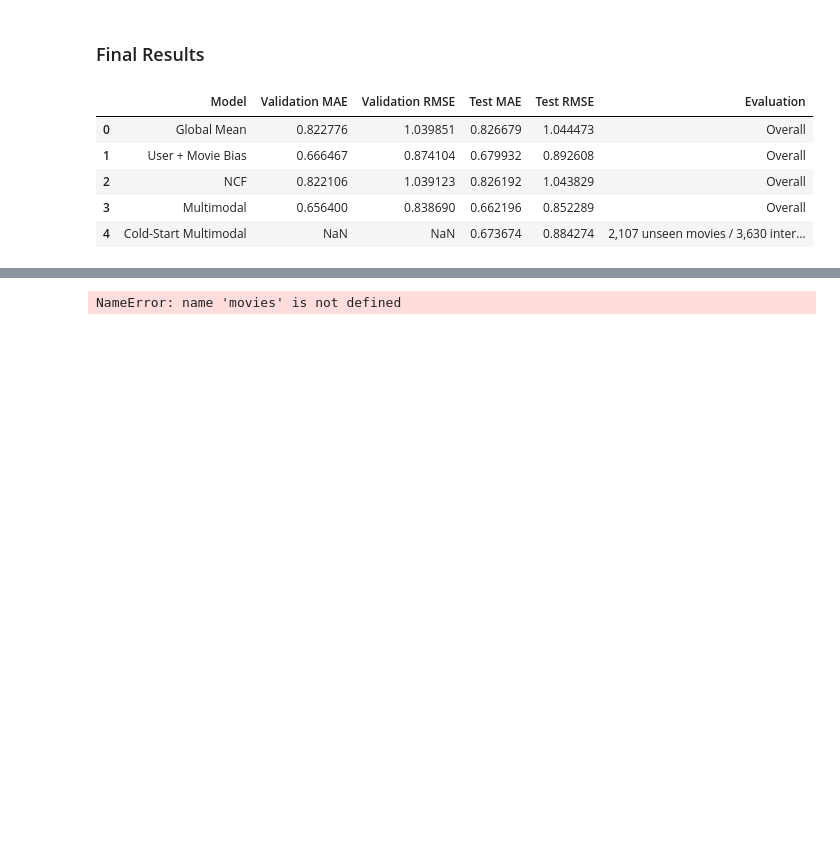
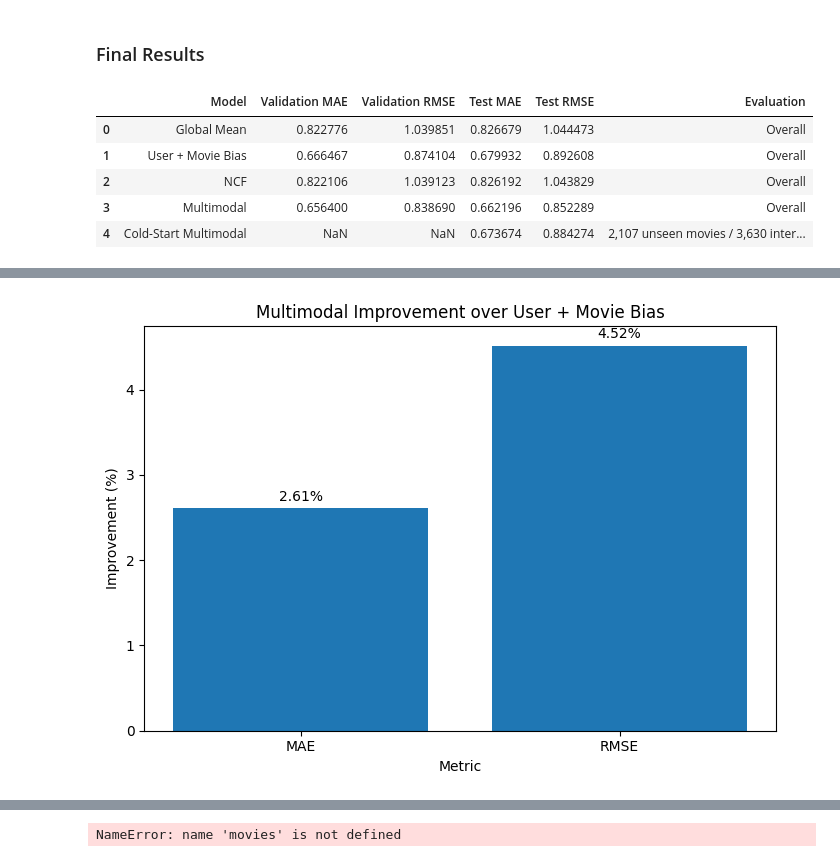
Before and after one commit to Hemanthsai456/Leveraging-Poster-and-Trailer-Audio-Embeddings-for-Cold-Start-Movie-Recommendation, a Jupyter notebook: notebooks/01_Notebook.ipynb, the cells around one changed output, grey strips where cells are left out. Drawn from its saved outputs; the diff is of its cells as text; code cells hidden in the pictures; blank space fills up the shorter version.

```diff
--- a/notebooks/01_Notebook.ipynb
+++ b/notebooks/01_Notebook.ipynb
@@ -2339,0 +2406,31 @@ final_results
+# %%
+improvement_df = pd.DataFrame({
+    "Metric": ["MAE", "RMSE"],
+    "Improvement (%)": [
+        mm_mae_improvement,
+        mm_rmse_improvement
+    ]
+})
+
+plt.figure(figsize=(7, 5))
+
+bars = plt.bar(
+    improvement_df["Metric"],
+    improvement_df["Improvement (%)"]
+)
+
+# Add percentage labels
+plt.bar_label(
+    bars,
+    fmt="%.2f%%",
+    padding=3
+)
+
+plt.ylabel("Improvement (%)")
+plt.xlabel("Metric")
+plt.title("Multimodal Improvement over User + Movie Bias")
+
+plt.tight_layout()
+plt.show()
+# %% [output]
+[figure, added]
```
Also changed, not shown: parts of 15 cells of this notebook.
